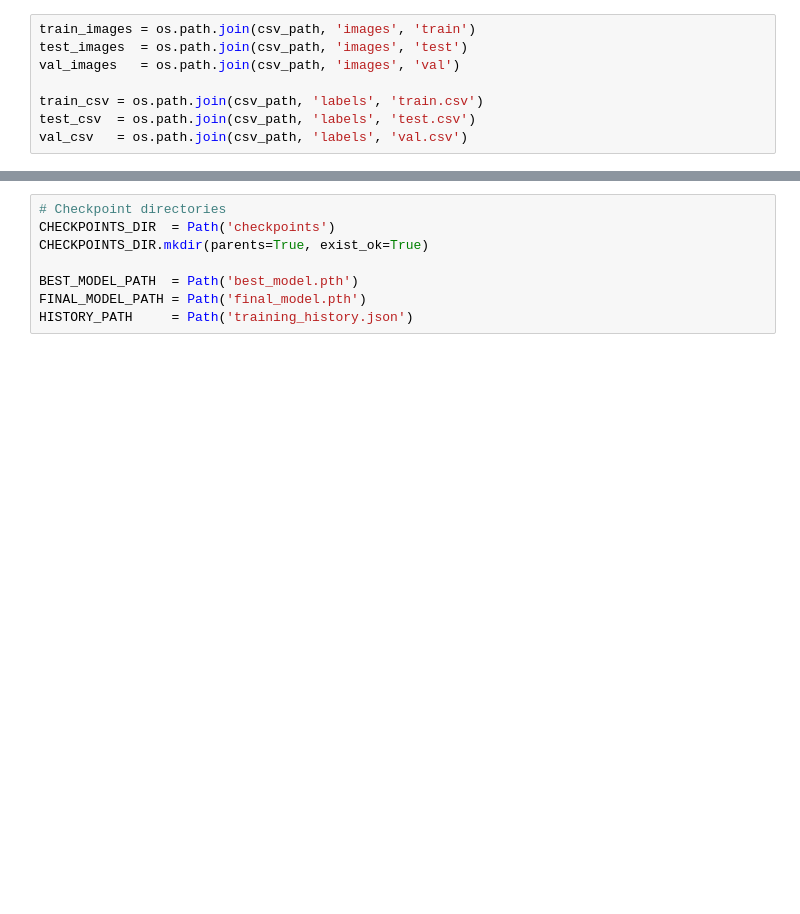
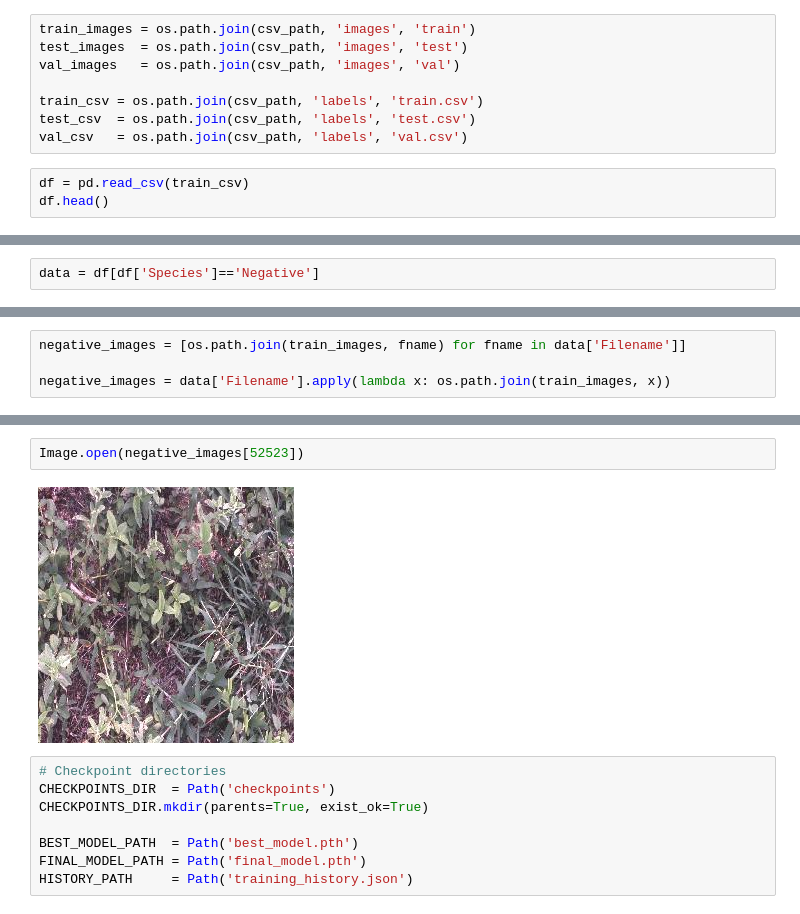
Before and after one commit to k17hawk/Weed-Detection-deep-weeds-, a Jupyter notebook: research/trials_fixed.ipynb, the cells around one changed output, grey strips where cells are left out. Cells and saved outputs as stored; diff of their text form; blank space fills up the shorter version.

```diff
--- a/research/trials_fixed.ipynb
+++ b/research/trials_fixed.ipynb
@@ -56,3 +56,6 @@ val_images   = os.path.join(csv_path, 'images', 'val')
 train_csv = os.path.join(csv_path, 'labels', 'train.csv')
 test_csv  = os.path.join(csv_path, 'labels', 'test.csv')
 val_csv   = os.path.join(csv_path, 'labels', 'val.csv')
+# %%
+df = pd.read_csv(train_csv)
+df.head()
@@ -58,0 +69,2 @@ val_csv   = os.path.join(csv_path, 'labels', 'val.csv')
+# %%
+data = df[df['Species']=='Negative']
@@ -58,0 +80,4 @@ val_csv   = os.path.join(csv_path, 'labels', 'val.csv')
+# %%
+negative_images = [os.path.join(train_images, fname) for fname in data['Filename']]
+
+negative_images = data['Filename'].apply(lambda x: os.path.join(train_images, x))
@@ -59,3 +99,7 @@ val_csv   = os.path.join(csv_path, 'labels', 'val.csv')
+# %%
+Image.open(negative_images[52523])
+# %% [output]
+[figure, added]
 # %%
 # Checkpoint directories
 CHECKPOINTS_DIR  = Path('checkpoints')
```
Also changed, not shown: parts of 3 cells of this notebook, 9 other files.
